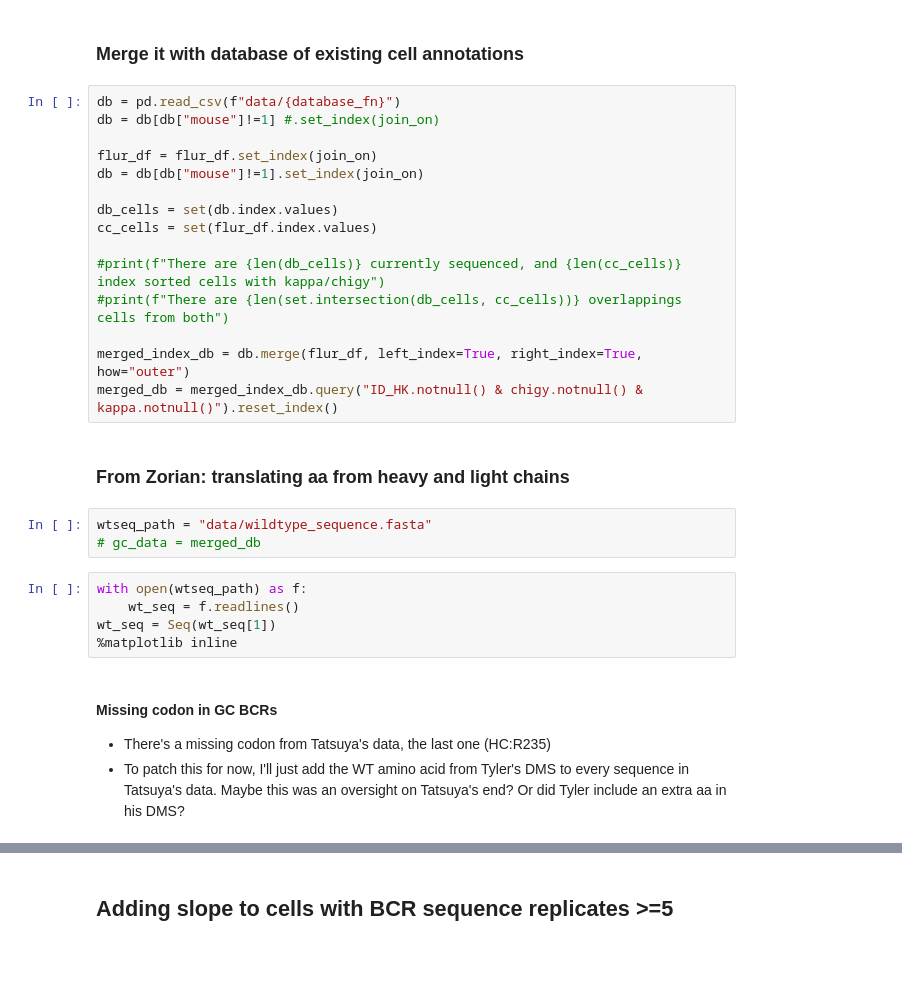
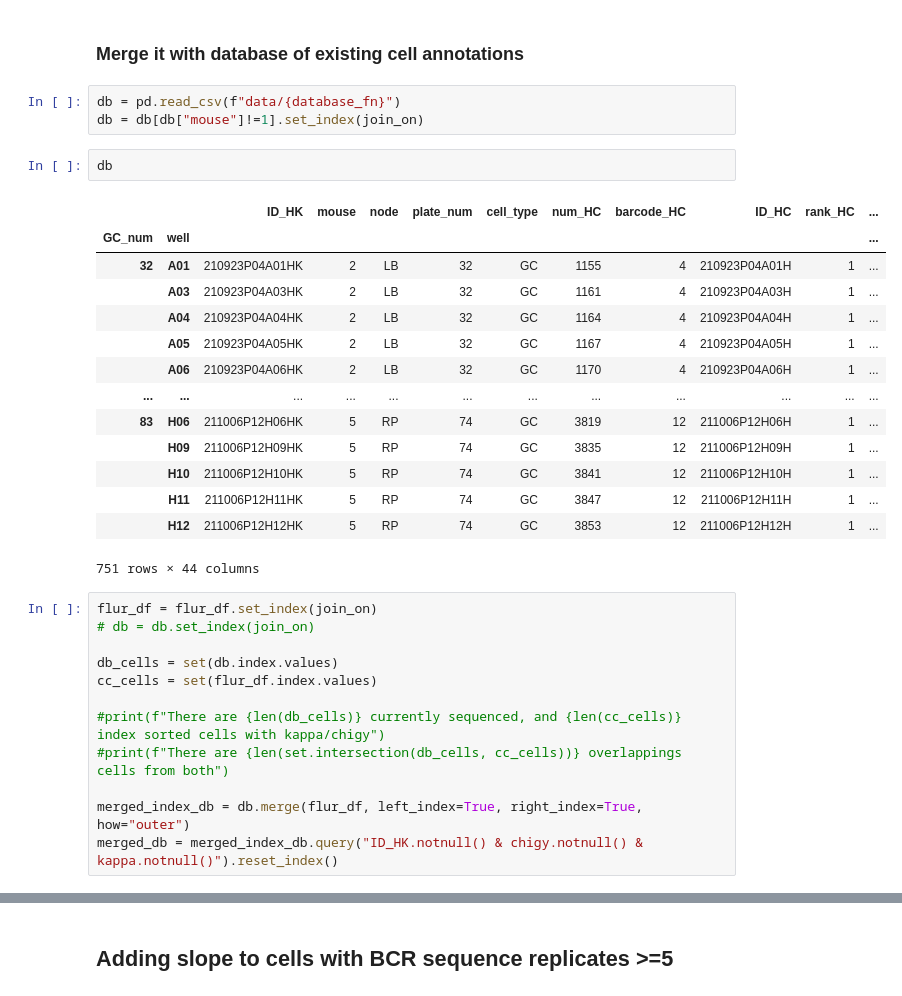
Before and after one commit to jbloomlab/Ab-CGGnaive_DMS, a Jupyter notebook: replay/GC-Index-sorting.ipynb, the cells around one changed output, grey strips where cells are left out. Cells and saved outputs as stored; diff of their text form; blank space fills up the shorter version.

Commit message:
added extended dataframe

```diff
--- a/replay/GC-Index-sorting.ipynb
+++ b/replay/GC-Index-sorting.ipynb
@@ -219,12 +219,29 @@ flur_df
 4781 rows × 5 columns
 # %% [markdown]
 ### Merge it with database of existing cell annotations
+# %%
+db = pd.read_csv(f"data/{database_fn}")
+db = db[db["mouse"]!=1].set_index(join_on)
+# %%
+db
+# %% [output]
+|  |  | ID_HK | mouse | node | plate_num | cell_type | num_HC | barcode_HC | ID_HC | rank_HC | ... |
+| GC_num | well |  |  |  |  |  |  |  |  |  | ... |
+| 32 | A01 | 210923P04A01HK | 2 | LB | 32 | GC | 1155 | 4 | 210923P04A01H | 1 | ... |
+|  | A03 | 210923P04A03HK | 2 | LB | 32 | GC | 1161 | 4 | 210923P04A03H | 1 | ... |
+|  | A04 | 210923P04A04HK | 2 | LB | 32 | GC | 1164 | 4 | 210923P04A04H | 1 | ... |
+|  | A05 | 210923P04A05HK | 2 | LB | 32 | GC | 1167 | 4 | 210923P04A05H | 1 | ... |
+|  | A06 | 210923P04A06HK | 2 | LB | 32 | GC | 1170 | 4 | 210923P04A06H | 1 | ... |
+| ... | ... | ... | ... | ... | ... | ... | ... | ... | ... | ... | ... |
+| 83 | H06 | 211006P12H06HK | 5 | RP | 74 | GC | 3819 | 12 | 211006P12H06H | 1 | ... |
+|  | H09 | 211006P12H09HK | 5 | RP | 74 | GC | 3835 | 12 | 211006P12H09H | 1 | ... |
+|  | H10 | 211006P12H10HK | 5 | RP | 74 | GC | 3841 | 12 | 211006P12H10H | 1 | ... |
+|  | H11 | 211006P12H11HK | 5 | RP | 74 | GC | 3847 | 12 | 211006P12H11H | 1 | ... |
+|  | H12 | 211006P12H12HK | 5 | RP | 74 | GC | 3853 | 12 | 211006P12H12H | 1 | ... |
+751 rows × 44 columns
 # %%
-db = pd.read_csv(f"data/{database_fn}")
-db = db[db["mouse"]!=1] #.set_index(join_on)
-
 flur_df = flur_df.set_index(join_on)
-db = db[db["mouse"]!=1].set_index(join_on)
+# db = db.set_index(join_on)
 
 db_cells = set(db.index.values)
 cc_cells = set(flur_df.index.values)
@@ -234,17 +251,3 @@ cc_cells = set(flur_df.index.values)
 
 merged_index_db = db.merge(flur_df, left_index=True, right_index=True, how="outer")
 merged_db = merged_index_db.query("ID_HK.notnull() & chigy.notnull() & kappa.notnull()").reset_index()
-# %% [markdown]
-### From Zorian: translating aa from heavy and light chains
-# %%
-wtseq_path = "data/wildtype_sequence.fasta"
-# gc_data = merged_db
-# %%
-with open(wtseq_path) as f:
-    wt_seq = f.readlines()
-wt_seq = Seq(wt_seq[1])
-%matplotlib inline
-# %% [markdown]
-#### Missing codon in GC BCRs
-* There's a missing codon from Tatsuya's data, the last one (HC:R235)
-* To patch this for now, I'll just add the WT amino acid from Tyler's DMS to every sequence in Tatsuya's data. Maybe this was an oversight on Tatsuya's end? Or did Tyler include an extra aa in his DMS?
```
Also changed, not shown: parts of 43 cells of this notebook, 3 other files.
